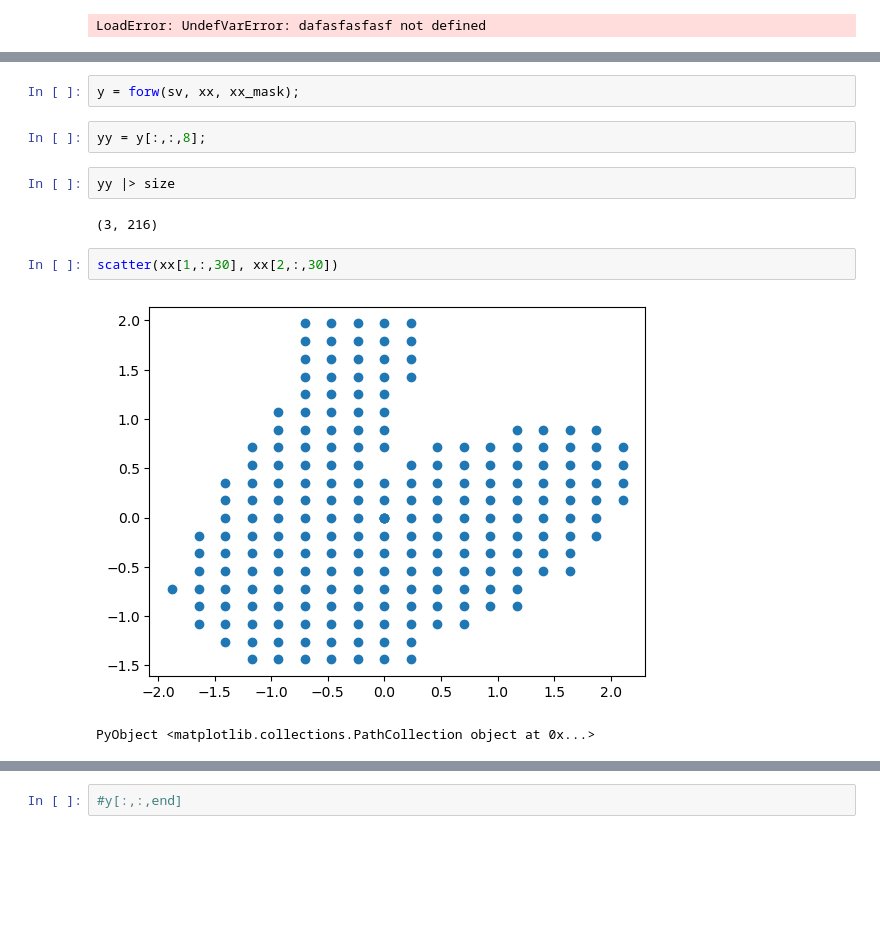
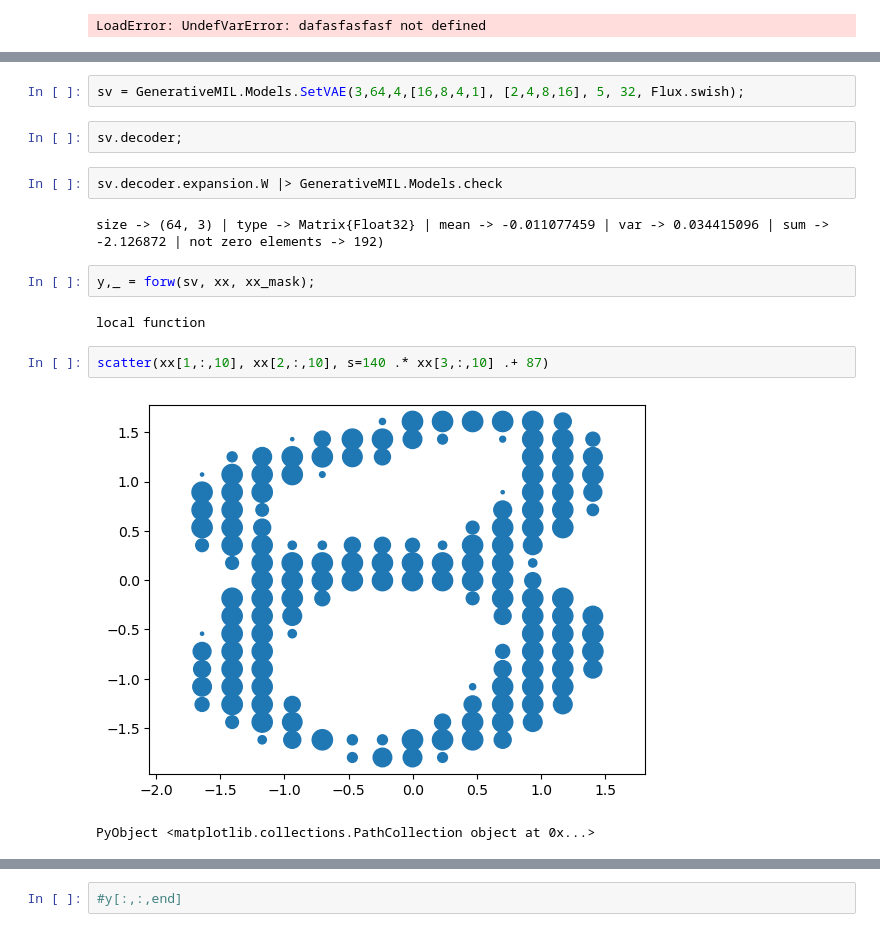
Before and after one commit to TheMrGhostman/GenerativeMIL.jl, a Jupyter notebook: scripts/SetVAE.ipynb, the cells around one changed output, grey strips where cells are left out. Saved outputs shown, nothing was run; the diff lists cells and outputs as text; blank space fills up the shorter version.

```diff
--- a/scripts/SetVAE.ipynb
+++ b/scripts/SetVAE.ipynb
@@ -185,17 +229,21 @@ function forw(m::GenerativeMIL.Models.SetVAE, x::AbstractArray{<:Real}, x_mask::
 end
 # %% [output]
 forw (generic function with 2 methods)
+# %%
+sv = GenerativeMIL.Models.SetVAE(3,64,4,[16,8,4,1], [2,4,8,16], 5, 32, Flux.swish);
+# %%
+sv.decoder;
+# %%
+sv.decoder.expansion.W |> GenerativeMIL.Models.check
+# %% [output]
+size -> (64, 3) | type -> Matrix{Float32} | mean -> -0.011077459 | var -> 0.034415096 | sum -> -2.126872 | not zero elements -> 192)
 # %%
-y = forw(sv, xx, xx_mask);
+y,_ = forw(sv, xx, xx_mask);
+# %% [output]
+local function
-# %%
-yy = y[:,:,8];
-# %%
-yy |> size
-# %% [output]
-(3, 216)
 # %%
-scatter(xx[1,:,30], xx[2,:,30])
+scatter(xx[1,:,10], xx[2,:,10], s=140 .* xx[3,:,10] .+ 87)
 # %% [output]
-[figure, old version]
+[figure, new version]
 PyObject <matplotlib.collections.PathCollection object at 0x...>
 # %%
```
Also changed, not shown: parts of 46 cells of this notebook, 6 other files.
